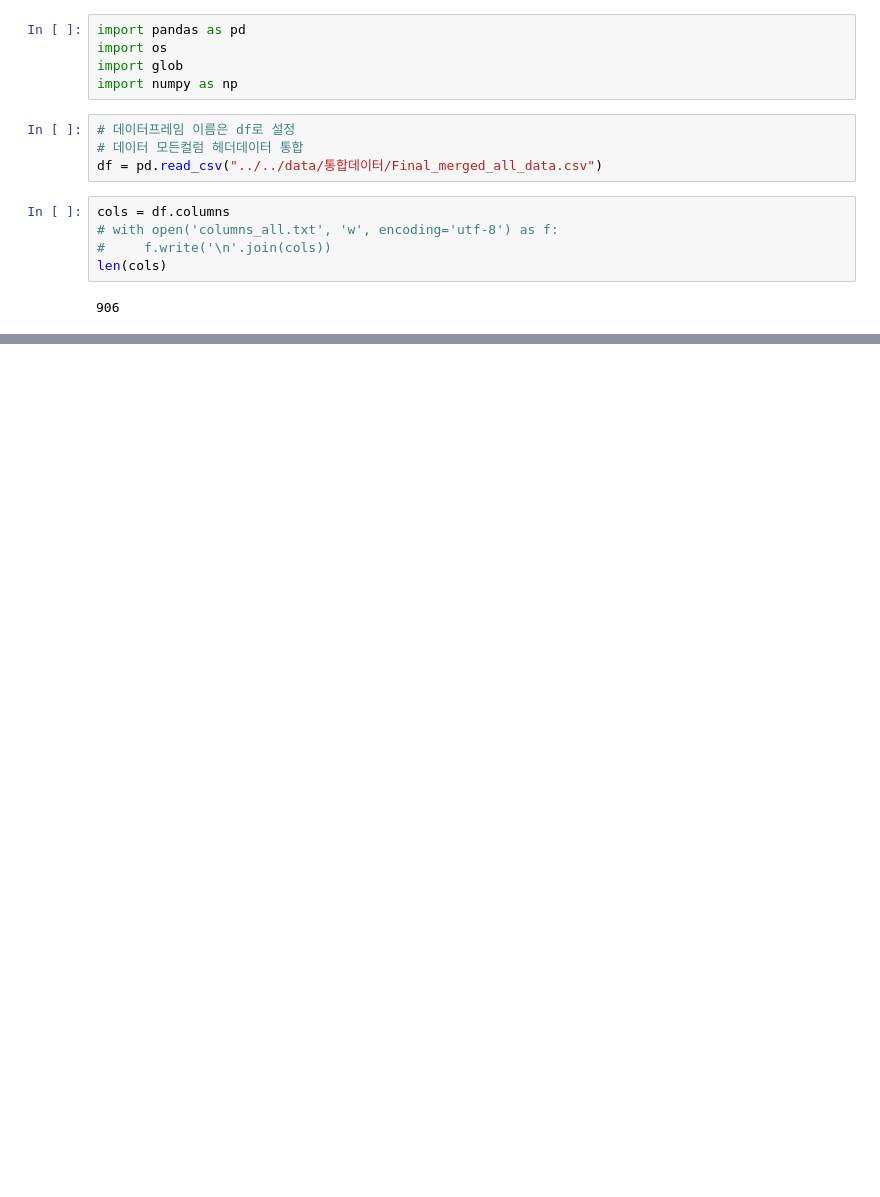
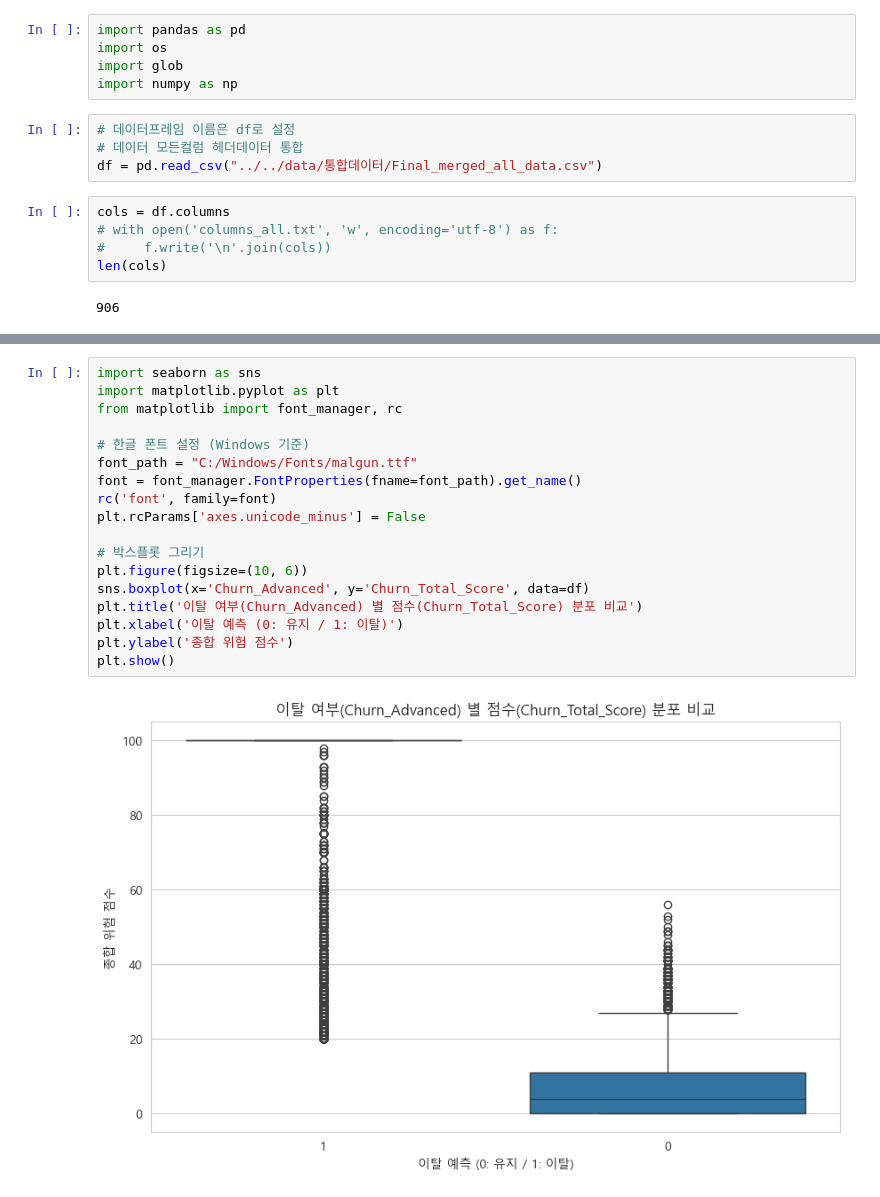
Before and after one commit to Vegetuna/OpenMarket, a Jupyter notebook: 251210_all_Target/01_Target.ipynb, the cells around one changed output, grey strips where cells are left out. Drawn from its saved outputs; the diff is of its cells as text; blank space fills up the shorter version.

```diff
--- a/251210_all_Target/01_Target.ipynb
+++ b/251210_all_Target/01_Target.ipynb
@@ -120,0 +234,20 @@ Name: proportion, dtype: float64
+# %%
+import seaborn as sns
+import matplotlib.pyplot as plt
+from matplotlib import font_manager, rc
+
+# 한글 폰트 설정 (Windows 기준)
+font_path = "C:/Windows/Fonts/malgun.ttf"
+font = font_manager.FontProperties(fname=font_path).get_name()
+rc('font', family=font)
+plt.rcParams['axes.unicode_minus'] = False
+
+# 박스플롯 그리기
+plt.figure(figsize=(10, 6))
+sns.boxplot(x='Churn_Advanced', y='Churn_Total_Score', data=df)
+plt.title('이탈 여부(Churn_Advanced) 별 점수(Churn_Total_Score) 분포 비교')
+plt.xlabel('이탈 예측 (0: 유지 / 1: 이탈)')
+plt.ylabel('종합 위험 점수')
+plt.show()
+# %% [output]
+[figure, added]
```
Also changed, not shown: parts of 3 cells of this notebook.
